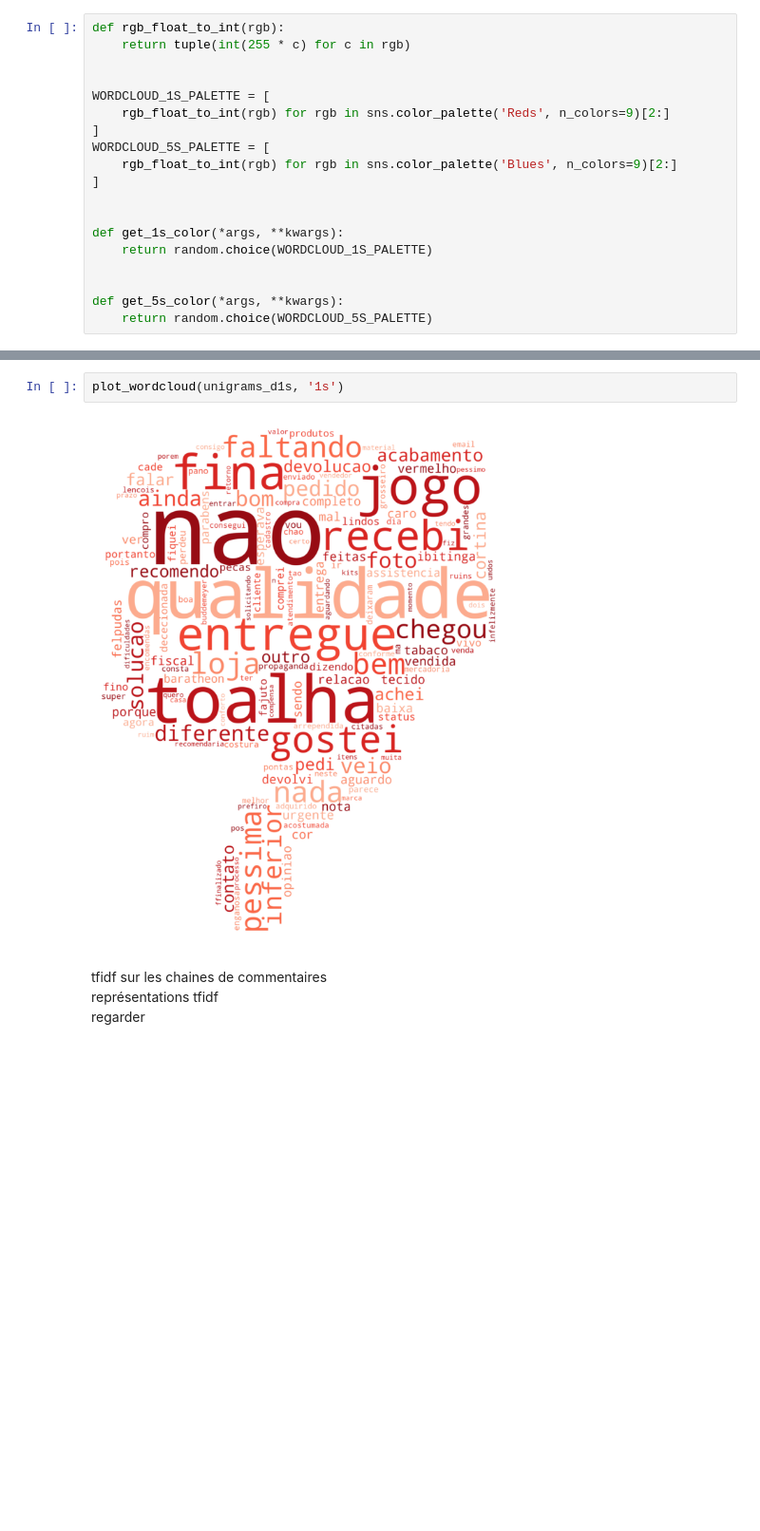
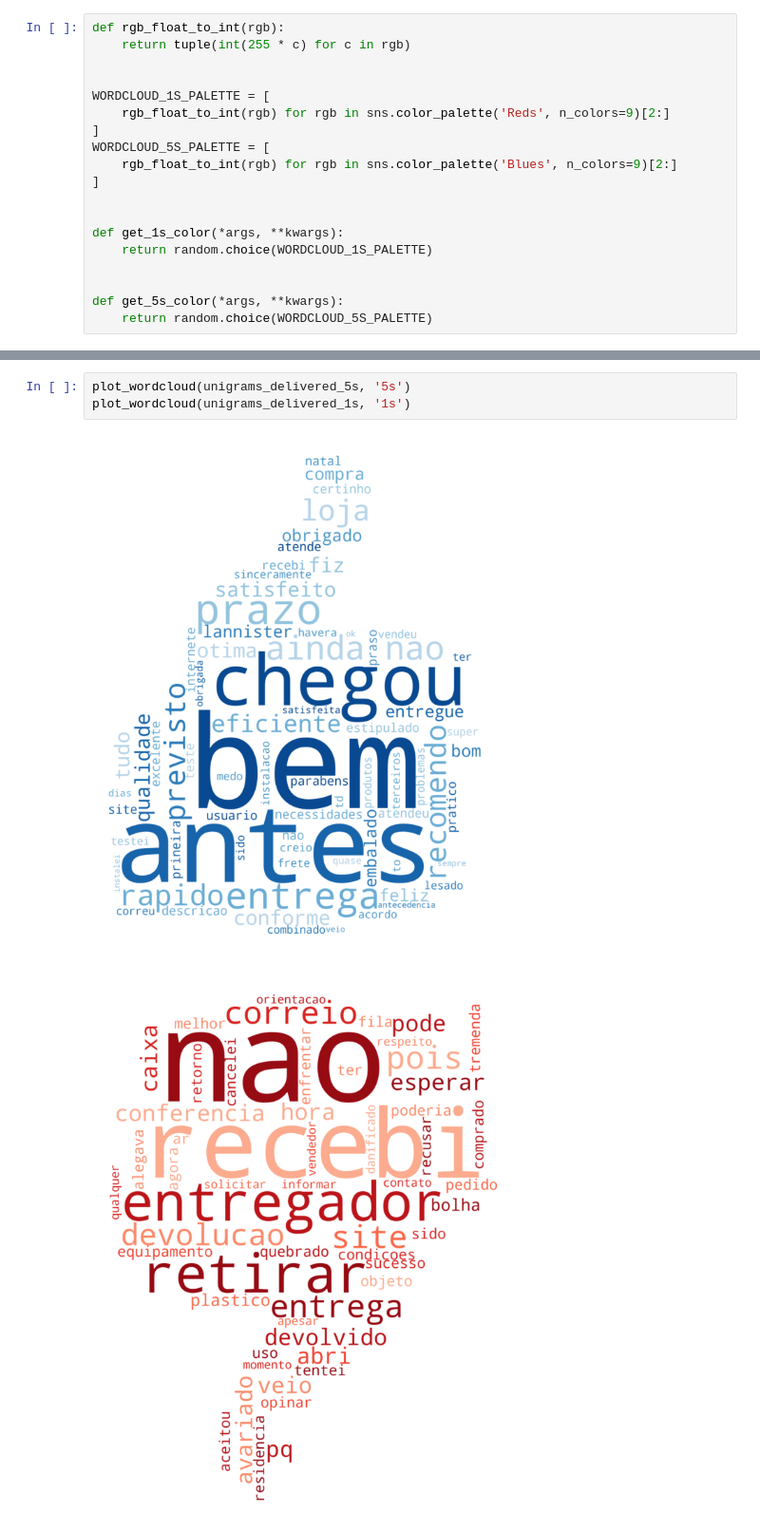
Before and after one commit to vivimouret29/mast2_ai, a Jupyter notebook: red_string/red_string.ipynb, the cells around one changed output, grey strips where cells are left out. Shown at 95% size. Cells and saved outputs as stored; diff of their text form; blank space fills up the shorter version.

```diff
--- a/red_string/red_string.ipynb
+++ b/red_string/red_string.ipynb
@@ -570,8 +572,6 @@ plot_wordcloud(unigrams_d5s, '5s')
-# %%
-plot_wordcloud(unigrams_d1s, '1s')
-# %% [output]
-[figure, removed]
-# %% [markdown]
-tfidf sur les chaines de commentaires
-représentations tfidf
-regarder
+# %%
+plot_wordcloud(unigrams_delivered_5s, '5s')
+plot_wordcloud(unigrams_delivered_1s, '1s')
+# %% [output]
+[figure, added]
+[figure, added]
```
Also changed, not shown: parts of 11 cells of this notebook.
